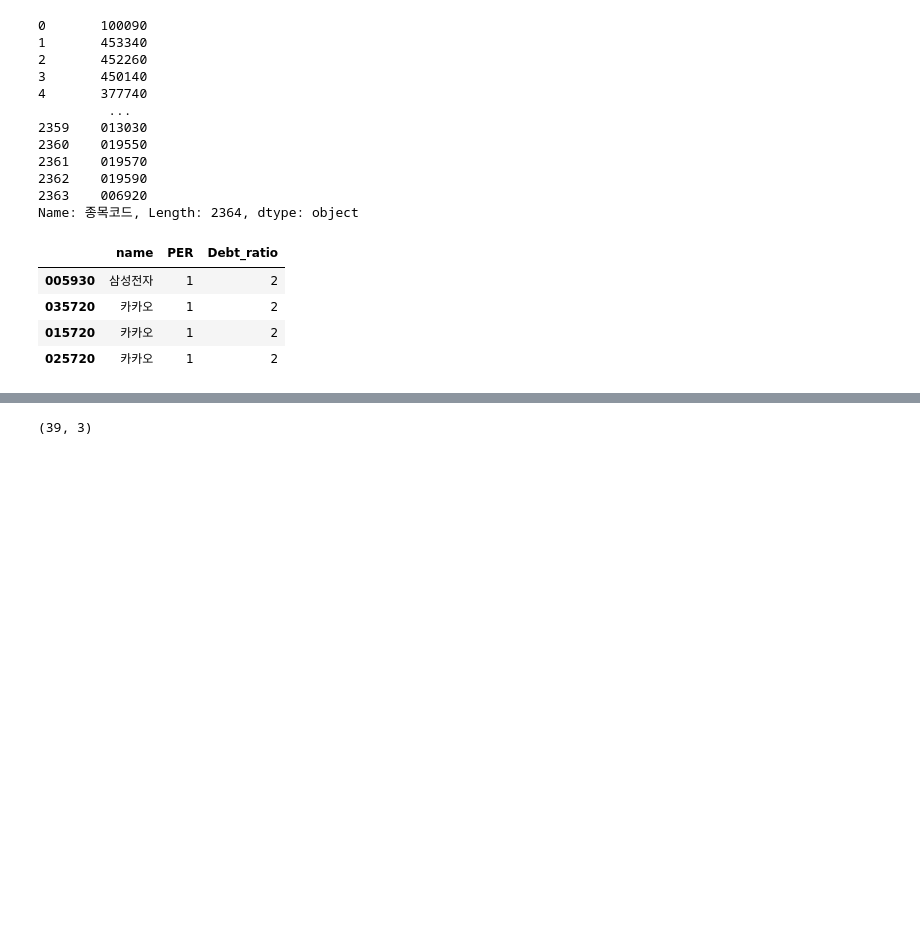
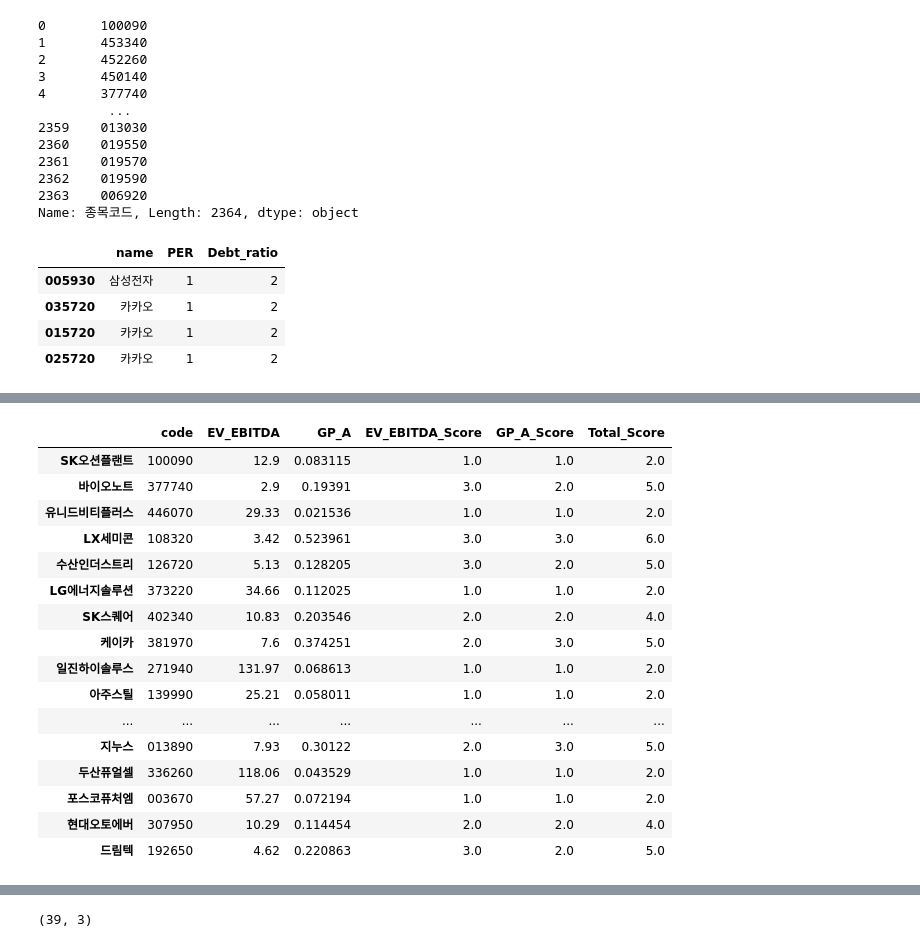
Before and after one commit to abeliansw/minGPT, a Jupyter notebook: demo_magic.ipynb, the cells around one changed output, grey strips where cells are left out. Cells and saved outputs as stored; diff of their text form; code cells hidden in the pictures; blank space fills up the shorter version.

```diff
--- a/demo_magic.ipynb
+++ b/demo_magic.ipynb
@@ -158,0 +300,3 @@ sample_df
+# %%
+high_range = int(len(copy_df) * 0.3)
+middle_range = int(len(copy_df) * 0.7)
@@ -158,0 +307,8 @@ sample_df
+# %%
+# EV_EBITDA
+# 오름차순 정렬
+# 30 : 40 : 30
+#  3    2    1
+copy_df.loc[copy_df['code'].isin(copy_df.sort_values(by="EV_EBITDA", ascending=True).iloc[:high_range]['code']), 'EV_EBITDA_Score'] = 3
+copy_df.loc[copy_df['code'].isin(copy_df.sort_values(by='EV_EBITDA', ascending=True).iloc[high_range:middle_range]['code']), 'EV_EBITDA_Score'] = 2
+copy_df.loc[copy_df['code'].isin(copy_df.sort_values(by='EV_EBITDA', ascending=True).iloc[middle_range:]['code']), 'EV_EBITDA_Score'] = 1
@@ -158,0 +331,10 @@ sample_df
+# %%
+# GP_A
+# 내림차순 정렬
+# 30 : 40 : 30
+# 3    2     1
+# GP_A_Score
+
+copy_df.loc[copy_df['code'].isin(copy_df.sort_values(by='GP_A', ascending=False).iloc[:high_range]['code']), 'GP_A_Score'] = 3
+copy_df.loc[copy_df['code'].isin(copy_df.sort_values(by='GP_A', ascending=False).iloc[high_range:middle_range]['code']), 'GP_A_Score'] = 2
+copy_df.loc[copy_df['code'].isin(copy_df.sort_values(by='GP_A', ascending=False).iloc[middle_range:]['code']), 'GP_A_Score'] = 1
@@ -158,0 +361,24 @@ sample_df
+# %%
+# 총합 구하기
+# Total_Score
+copy_df['Total_Score'] = copy_df['EV_EBITDA_Score'] + copy_df['GP_A_Score']
+# %%
+copy_df
+# %% [output]
+|  | code | EV_EBITDA | GP_A | EV_EBITDA_Score | GP_A_Score | Total_Score |
+| SK오션플랜트 | 100090 | 12.9 | 0.083115 | 1.0 | 1.0 | 2.0 |
+| 바이오노트 | 377740 | 2.9 | 0.19391 | 3.0 | 2.0 | 5.0 |
+| 유니드비티플러스 | 446070 | 29.33 | 0.021536 | 1.0 | 1.0 | 2.0 |
+| LX세미콘 | 108320 | 3.42 | 0.523961 | 3.0 | 3.0 | 6.0 |
+| 수산인더스트리 | 126720 | 5.13 | 0.128205 | 3.0 | 2.0 | 5.0 |
+| LG에너지솔루션 | 373220 | 34.66 | 0.112025 | 1.0 | 1.0 | 2.0 |
+| SK스퀘어 | 402340 | 10.83 | 0.203546 | 2.0 | 2.0 | 4.0 |
+| 케이카 | 381970 | 7.6 | 0.374251 | 2.0 | 3.0 | 5.0 |
+| 일진하이솔루스 | 271940 | 131.97 | 0.068613 | 1.0 | 1.0 | 2.0 |
+| 아주스틸 | 139990 | 25.21 | 0.058011 | 1.0 | 1.0 | 2.0 |
+| ... | ... | ... | ... | ... | ... | ... |
+| 지누스 | 013890 | 7.93 | 0.30122 | 2.0 | 3.0 | 5.0 |
+| 두산퓨얼셀 | 336260 | 118.06 | 0.043529 | 1.0 | 1.0 | 2.0 |
+| 포스코퓨처엠 | 003670 | 57.27 | 0.072194 | 1.0 | 1.0 | 2.0 |
+| 현대오토에버 | 307950 | 10.29 | 0.114454 | 2.0 | 2.0 | 4.0 |
+| 드림텍 | 192650 | 4.62 | 0.220863 | 3.0 | 2.0 | 5.0 |
```
Also changed, not shown: parts of 18 cells of this notebook.
